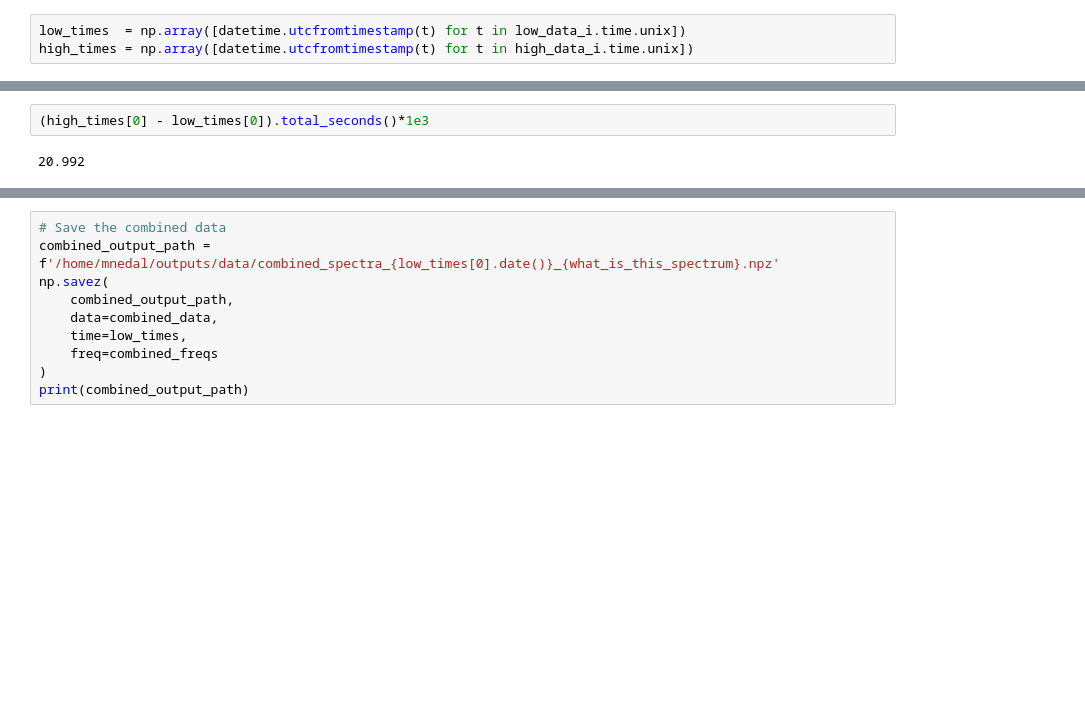
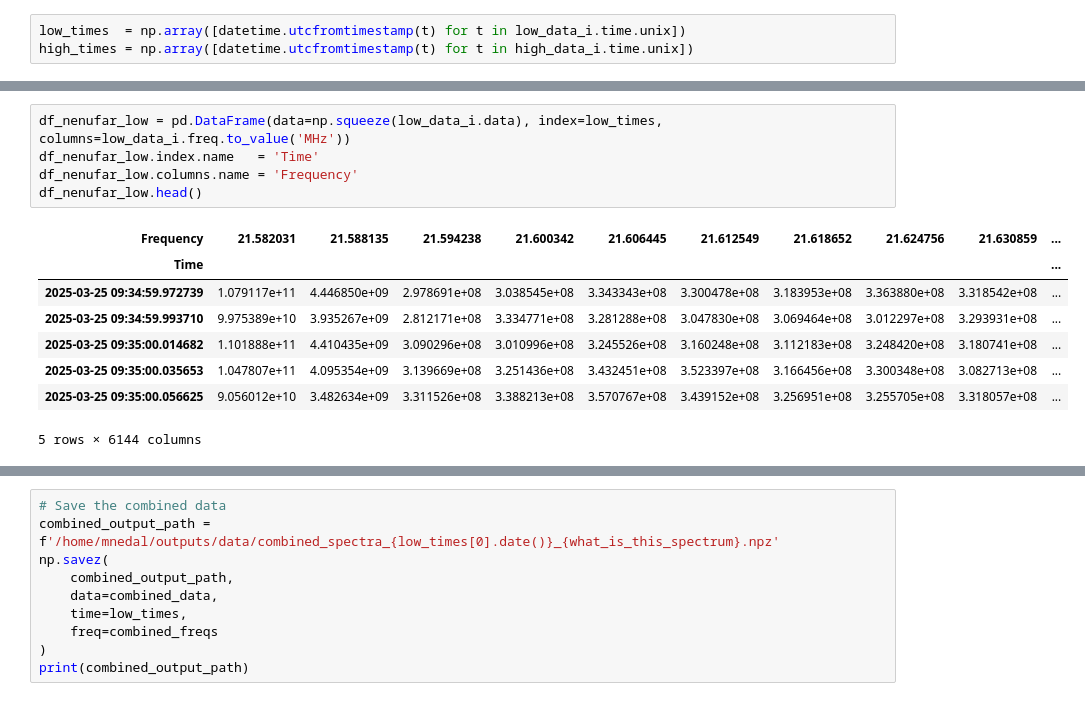
Before and after one commit to MohamedNedal/nenufar_work, a Jupyter notebook: plot_nenufar.ipynb, the cells around one changed output, grey strips where cells are left out. Saved outputs shown, nothing was run; the diff lists cells and outputs as text; blank space fills up the shorter version.

```diff
--- a/plot_nenufar.ipynb
+++ b/plot_nenufar.ipynb
@@ -108,4 +100,14 @@ str(high_times[0]), str(low_times[0])
-# %%
-(high_times[0] - low_times[0]).total_seconds()*1e3
-# %% [output]
-20.992
+# %%
+df_nenufar_low = pd.DataFrame(data=np.squeeze(low_data_i.data), index=low_times, columns=low_data_i.freq.to_value('MHz'))
+df_nenufar_low.index.name   = 'Time'
+df_nenufar_low.columns.name = 'Frequency'
+df_nenufar_low.head()
+# %% [output]
+| Frequency | 21.582031 | 21.588135 | 21.594238 | 21.600342 | 21.606445 | 21.612549 | 21.618652 | 21.624756 | 21.630859 | ... |
+| Time |  |  |  |  |  |  |  |  |  | ... |
+| 2025-03-25 09:34:59.972739 | 1.079117e+11 | 4.446850e+09 | 2.978691e+08 | 3.038545e+08 | 3.343343e+08 | 3.300478e+08 | 3.183953e+08 | 3.363880e+08 | 3.318542e+08 | ... |
+| 2025-03-25 09:34:59.993710 | 9.975389e+10 | 3.935267e+09 | 2.812171e+08 | 3.334771e+08 | 3.281288e+08 | 3.047830e+08 | 3.069464e+08 | 3.012297e+08 | 3.293931e+08 | ... |
+| 2025-03-25 09:35:00.014682 | 1.101888e+11 | 4.410435e+09 | 3.090296e+08 | 3.010996e+08 | 3.245526e+08 | 3.160248e+08 | 3.112183e+08 | 3.248420e+08 | 3.180741e+08 | ... |
+| 2025-03-25 09:35:00.035653 | 1.047807e+11 | 4.095354e+09 | 3.139669e+08 | 3.251436e+08 | 3.432451e+08 | 3.523397e+08 | 3.166456e+08 | 3.300348e+08 | 3.082713e+08 | ... |
+| 2025-03-25 09:35:00.056625 | 9.056012e+10 | 3.482634e+09 | 3.311526e+08 | 3.388213e+08 | 3.570767e+08 | 3.439152e+08 | 3.256951e+08 | 3.255705e+08 | 3.318057e+08 | ... |
+5 rows × 6144 columns
```
Also changed, not shown: parts of 12 cells of this notebook.
